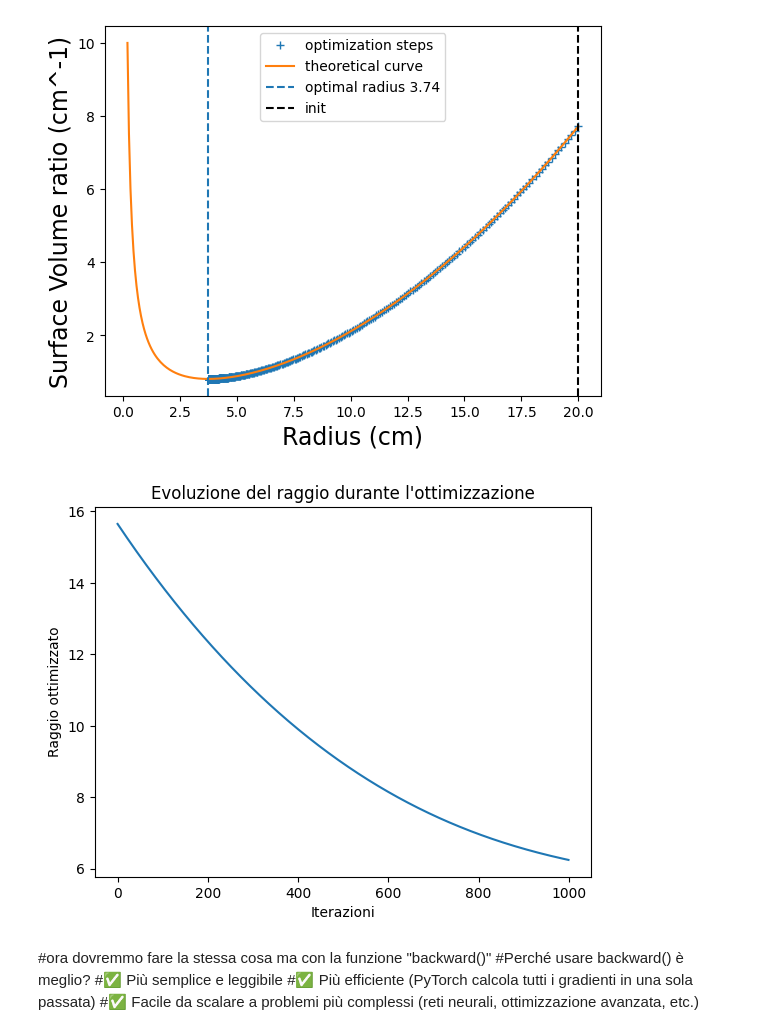
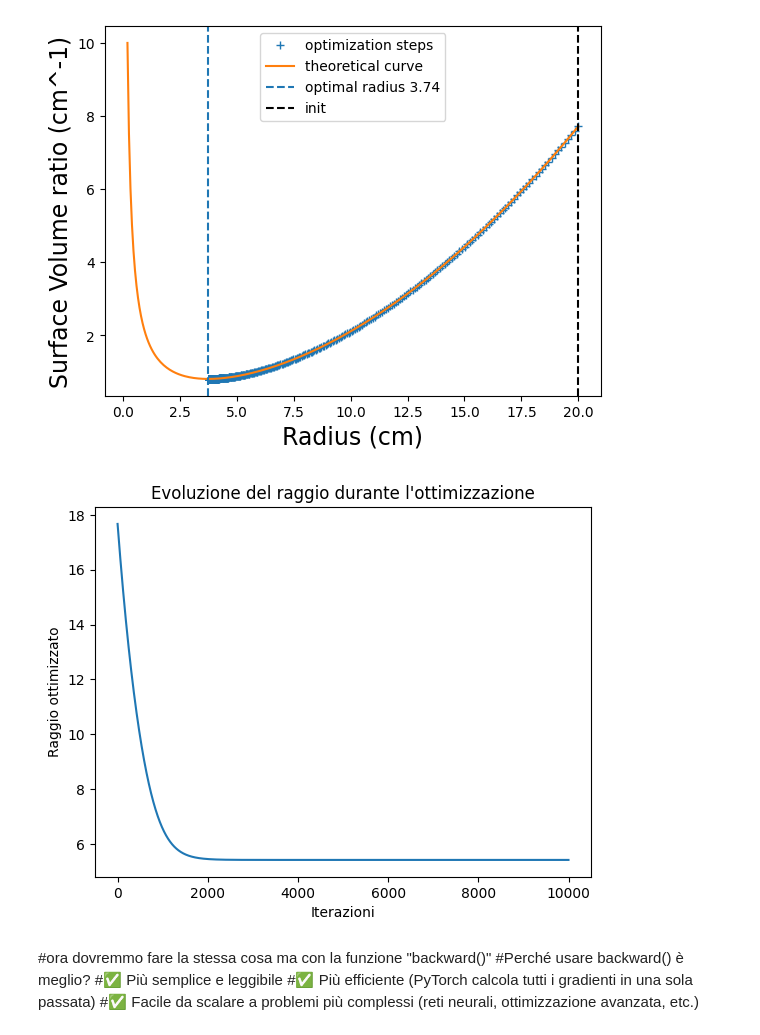
Before and after one commit to MikiPenguin/test, a Jupyter notebook: notebooks/es0/Lesson__0_pytorch_soda_can_class.ipynb, the cells around one changed output. Saved outputs shown, nothing was run; the diff lists cells and outputs as text; code cells hidden in the pictures.

```diff
--- a/notebooks/es0/Lesson__0_pytorch_soda_can_class.ipynb
+++ b/notebooks/es0/Lesson__0_pytorch_soda_can_class.ipynb
@@ -213,18 +213,18 @@ for i in range(100):  # 100 iterazioni
 # %%
 import matplotlib.pyplot as plt
 
 R_values = []
-for i in range(1000):
+for i in range(10000):
     R_value, _, _ = can.Do_a_step()
     R_values.append(R_value)
 
 plt.plot(R_values)
 plt.xlabel("Iterazioni")
 plt.ylabel("Raggio ottimizzato")
 plt.title("Evoluzione del raggio durante l'ottimizzazione")
 plt.show()
 # %% [output]
-[figure, old version]
+[figure, new version]
 # %% [markdown]
 #ora dovremmo fare la stessa cosa ma con la funzione "backward()"
 #Perché usare backward() è meglio?
```
Also changed, not shown: parts of 2 cells of this notebook.
